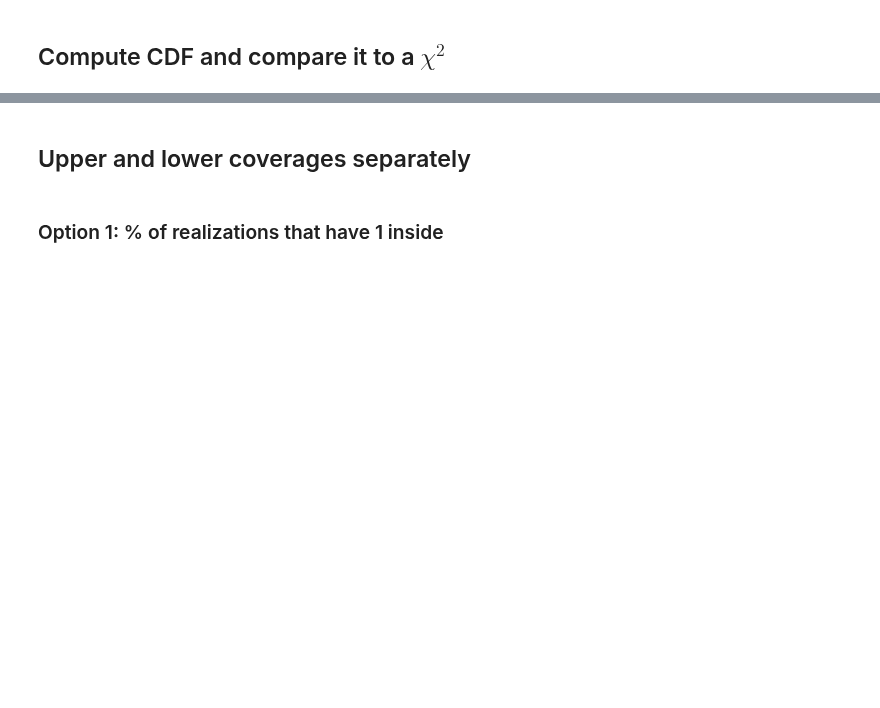
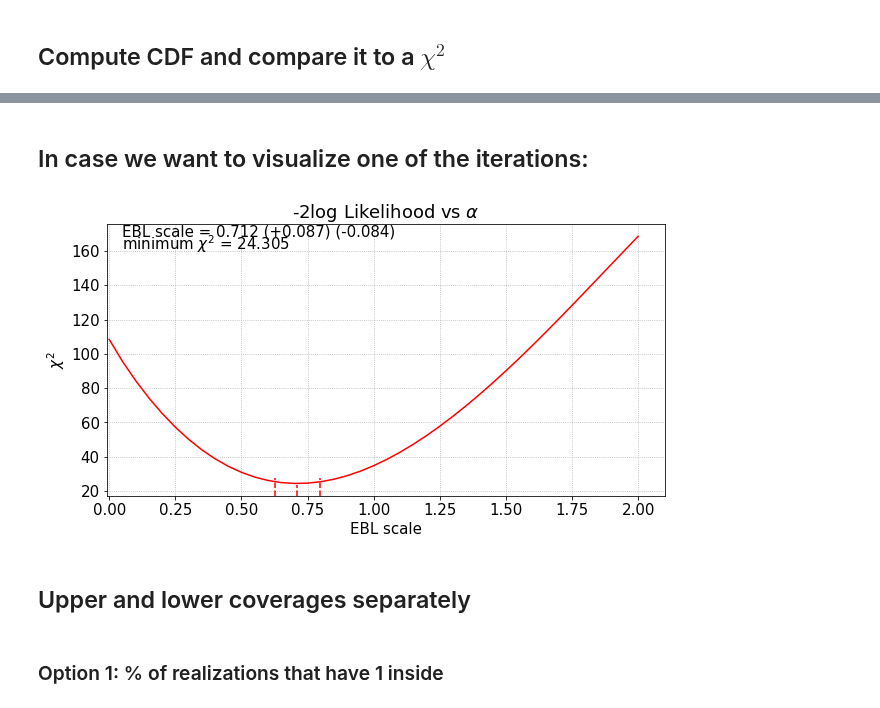
Before and after one commit to R-Grau/EBLpy, a Jupyter notebook: EBL_fit_MC_viewer.ipynb, the cells around one changed output, grey strips where cells are left out. Drawn from its saved outputs; the diff is of its cells as text; code cells hidden in the pictures; blank space fills up the shorter version.

```diff
--- a/EBL_fit_MC_viewer.ipynb
+++ b/EBL_fit_MC_viewer.ipynb
@@ -310,3 +339,45 @@ plt.show()
+# %% [markdown]
+## In case we want to visualize one of the iterations:
+# %%
+number_wanted = 101
+
+for name in files:
+    if "nit{0}of".format(number_wanted) in name.name:
+        try:
+            fileop = h5py.File(name, "r")
+            if 'chisqs' in fileop:
+                chisqs_desired, alphas_desired = extract(fileop)
+        except:
+            print("{0} not finished yet.".format(name))
+alpha_min = 0. #lowest EBL scale factor
+alpha_max = 2. #hightes EBL scale factor
+alpha_step = 0.05 #EBL scale bin size
+
+order = np.argsort(alphas_desired)
+alphas2 = np.take_along_axis(alphas_desired, order, axis=-1)
+chisqs2 = np.take_along_axis(np.array(chisqs_desired), order, axis=-1)
+interpx = np.arange(alpha_min, alpha_max, alpha_step/1000)
+f1 = interpolate.interp1d(alphas2, chisqs2, kind='cubic')
+chis_new = f1(interpx)
+minimum = np.round(interpx[np.where(chis_new == np.min(chis_new))][0], decimals = 3)
+sigma_inter_1s = np.where(chis_new <= 1 + np.min(chis_new))
+upper_bound = np.round(interpx[np.max(sigma_inter_1s)], decimals = 3)
+lower_bound = np.round(interpx[np.min(sigma_inter_1s)], decimals = 3)
+
+plt.plot(alphas2, chisqs2, color = "red")
+plt.axvline(minimum, ymax = 0.04, color = "red", linestyle = "--")
+plt.axvline(upper_bound, ymax = 0.065, color = "red", linestyle = "--")
+plt.axvline(lower_bound, ymax = 0.065, color = "red", linestyle = "--")
+plt.xlabel("EBL scale")
+plt.ylabel(r"$\chi^2$")
+plt.grid(linestyle = ":")
+plt.xlim(-0.01,None)
+plt.title(r"-2log Likelihood vs $\alpha$")
+plt.text(x = 0.05, y = np.max(chisqs2) - (np.max(chisqs2)-np.min(chisqs2))/1000, s="EBL scale = {0} (+{1}) (-{2})".format(minimum, np.round(upper_bound-minimum, decimals = 3), np.round(minimum-lower_bound, decimals = 3)))
+plt.text(x = 0.05, y = np.max(chisqs2) - (np.max(chisqs2)-np.min(chisqs2))/18, s = r"minimum $\chi^2$ = {0}".format(np.round(np.min(chis_new), decimals = 3)))
+plt.show()
+# %% [output]
+[figure, added]
 # %% [markdown]
 ## Upper and lower coverages separately
 # %% [markdown]
```
Also changed, not shown: parts of 3 cells of this notebook, 3 other files.
